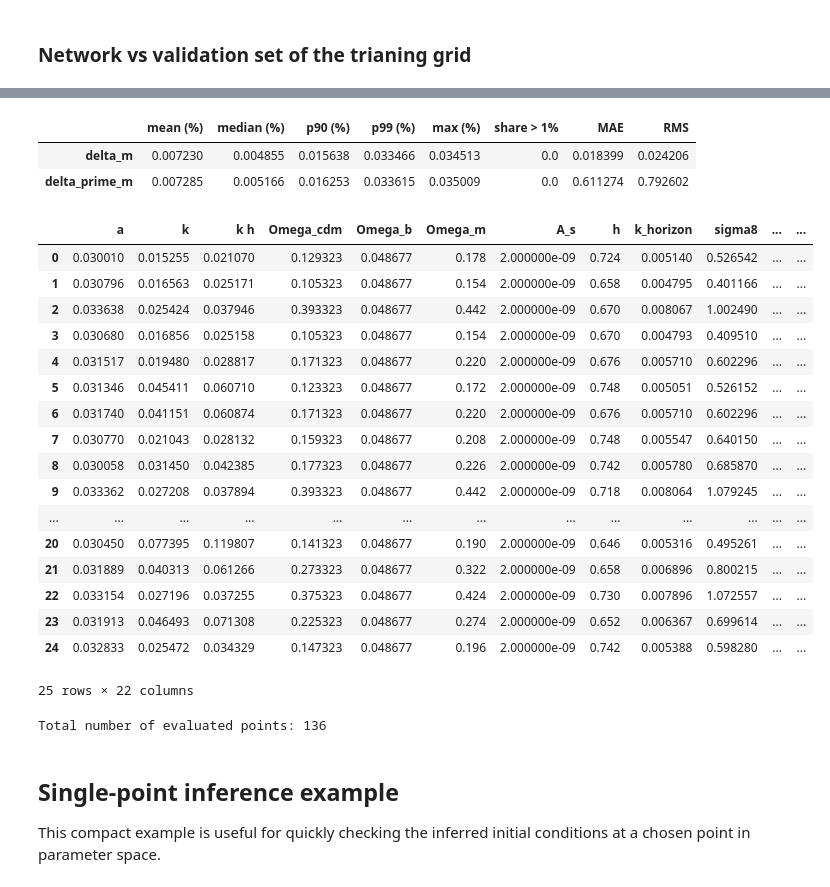
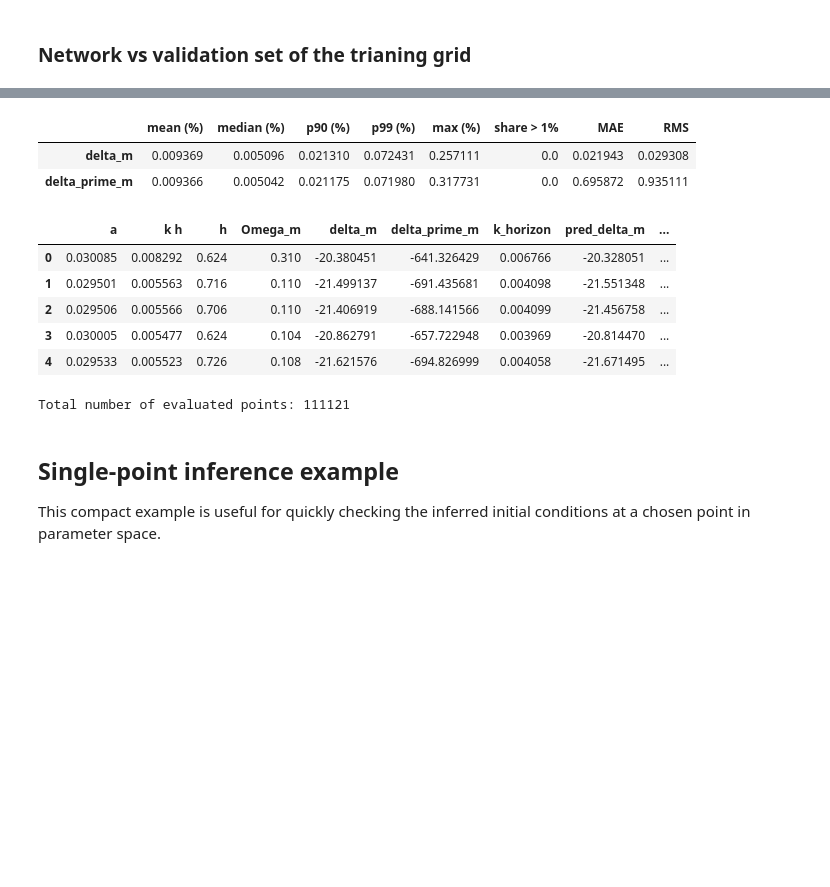
Before and after one commit to PedroRozin/Initial-Conditions-of-the-Matter-Perturbation-Equation-with-Neural-Networks, a Jupyter notebook: notebooks/results_NN.ipynb, the cells around one changed output, grey strips where cells are left out. Saved outputs shown, nothing was run; the diff lists cells and outputs as text; code cells hidden in the pictures; blank space fills up the shorter version.

```diff
--- a/notebooks/results_NN.ipynb
+++ b/notebooks/results_NN.ipynb
@@ -128,10 +128,10 @@ df_grid = pd.read_csv(paths['grid'])
 mask = (
     (df_grid['k h'] <= 0.2)
     & (df_grid['a'] < 0.0345)
-    & (df_grid['h'] > 0.642)
-    & (df_grid['h'] < 0.76)
-    & (df_grid['Omega_m'] > 0.11)
-    & (df_grid['Omega_m'] < 0.444)
+    & (df_grid['h'] > 0.622)
+    & (df_grid['h'] < 0.758)
+    & (df_grid['Omega_m'] > 0.1)
+    & (df_grid['Omega_m'] < 0.45)
 
 )
 
@@ -183,7 +183,7 @@ summary['RMS'] = rms
 display(summary)
 display(
     df_report.sort_values('rel_error_delta_m (%)', ascending=False)
-    .head(60)
+    .head(5)
     .reset_index(drop=True)
 )
 
@@ -217,26 +222,24 @@ Total number of evaluated points: 1048321
 features = ['a', 'k h', 'h', 'Omega_m']
 targets = ['delta_m', 'delta_prime_m']
 
-
-
-df_grid1 = pd.read_csv(paths['grid'])
-df_validation = pd.read_csv(paths['validation_set'])
-df_grid = df_grid1.copy()
-#keep only the values of df_grid1 that are in the validation set
-df_grid = df_grid[df_grid['delta_m'].isin(df_validation['delta_m']) & df_grid['delta_prime_m'].isin(df_validation['delta_prime_m'])]
-
+df_grid = pd.read_csv(paths['validation_set'])
 mask = (
     (df_grid['k h'] <= 0.2)
     & (df_grid['a'] < 0.0345)
-    & (df_grid['h'] > 0.642)
-    & (df_grid['h'] < 0.76)
-    & (df_grid['Omega_m'] > 0.11)
-    & (df_grid['Omega_m'] < 0.444)
+    & (df_grid['h'] > 0.622)
+    & (df_grid['h'] < 0.758)
+    & (df_grid['Omega_m'] > 0.1)
+    & (df_grid['Omega_m'] < 0.45)
 
 )
 
 if 'k_horizon' in df_grid.columns:
-    mask &= df_grid['k h'] >= df_grid['k_horizon']
+    mask &= df_grid['k h'] > df_grid['k_horizon']
+else:
+    df_grid['k_horizon'] = ft.k_horizon(
+        a_ini = df_grid['a'].values, h = df_grid['h'].values, omega_m = df_grid['Omega_m'].values)
+    mask &= df_grid['k h'] > df_grid['k_horizon']
+
 
 df_eval = df_grid.loc[mask].copy().reset_index(drop=True)
 X = df_eval[features].to_numpy()
@@ -261,55 +264,43 @@ for idx, target in enumerate(targets):
     df_report[f'rel_error_{target} (%)'] = percent_error(y_pred[:, idx], y_true[:, idx])
 
 summary = pd.DataFrame(
     {
         'mean (%)': [df_report[f'rel_error_{t} (%)'].mean() for t in targets],
         'median (%)': [df_report[f'rel_error_{t} (%)'].median() for t in targets],
         'p90 (%)': [df_report[f'rel_error_{t} (%)'].quantile(0.90) for t in targets],
         'p99 (%)': [df_report[f'rel_error_{t} (%)'].quantile(0.99) for t in targets],
         'max (%)': [df_report[f'rel_error_{t} (%)'].max() for t in targets],
         'share > 1%': [float((df_report[f'rel_error_{t} (%)'] > 1.0).mean()) for t in targets],
     },
     index=targets,
 )
 
 #compute MAE and RMS for the evaluated grid
 mae = [np.mean(np.abs(y_pred[:, i] - y_true[:, i])) for i in range(len(targets))]
 rms = [np.sqrt(np.mean((y_pred[:, i] - y_true[:, i]) ** 2)) for i in range(len(targets))]
 
 summary['MAE'] = mae
 summary['RMS'] = rms
 
 display(summary)
 display(
     df_report.sort_values('rel_error_delta_m (%)', ascending=False)
-    .head(25)
+    .head(5)
     .reset_index(drop=True)
 )
 
 print(f"Total number of evaluated points: {len(df_report)}")
 # %% [output]
 |  | mean (%) | median (%) | p90 (%) | p99 (%) | max (%) | share > 1% | MAE | RMS |
-| delta_m | 0.007230 | 0.004855 | 0.015638 | 0.033466 | 0.034513 | 0.0 | 0.018399 | 0.024206 |
-| delta_prime_m | 0.007285 | 0.005166 | 0.016253 | 0.033615 | 0.035009 | 0.0 | 0.611274 | 0.792602 |
+| delta_m | 0.009369 | 0.005096 | 0.021310 | 0.072431 | 0.257111 | 0.0 | 0.021943 | 0.029308 |
+| delta_prime_m | 0.009366 | 0.005042 | 0.021175 | 0.071980 | 0.317731 | 0.0 | 0.695872 | 0.935111 |
-|  | a | k | k h | Omega_cdm | Omega_b | Omega_m | A_s | h | k_horizon | sigma8 | ... | ... |
-| 0 | 0.030010 | 0.015255 | 0.021070 | 0.129323 | 0.048677 | 0.178 | 2.000000e-09 | 0.724 | 0.005140 | 0.526542 | ... | ... |
-| 1 | 0.030796 | 0.016563 | 0.025171 | 0.105323 | 0.048677 | 0.154 | 2.000000e-09 | 0.658 | 0.004795 | 0.401166 | ... | ... |
-| 2 | 0.033638 | 0.025424 | 0.037946 | 0.393323 | 0.048677 | 0.442 | 2.000000e-09 | 0.670 | 0.008067 | 1.002490 | ... | ... |
-| 3 | 0.030680 | 0.016856 | 0.025158 | 0.105323 | 0.048677 | 0.154 | 2.000000e-09 | 0.670 | 0.004793 | 0.409510 | ... | ... |
-| 4 | 0.031517 | 0.019480 | 0.028817 | 0.171323 | 0.048677 | 0.220 | 2.000000e-09 | 0.676 | 0.005710 | 0.602296 | ... | ... |
-| 5 | 0.031346 | 0.045411 | 0.060710 | 0.123323 | 0.048677 | 0.172 | 2.000000e-09 | 0.748 | 0.005051 | 0.526152 | ... | ... |
-| 6 | 0.031740 | 0.041151 | 0.060874 | 0.171323 | 0.048677 | 0.220 | 2.000000e-09 | 0.676 | 0.005710 | 0.602296 | ... | ... |
-| 7 | 0.030770 | 0.021043 | 0.028132 | 0.159323 | 0.048677 | 0.208 | 2.000000e-09 | 0.748 | 0.005547 | 0.640150 | ... | ... |
-| 8 | 0.030058 | 0.031450 | 0.042385 | 0.177323 | 0.048677 | 0.226 | 2.000000e-09 | 0.742 | 0.005780 | 0.685870 | ... | ... |
-| 9 | 0.033362 | 0.027208 | 0.037894 | 0.393323 | 0.048677 | 0.442 | 2.000000e-09 | 0.718 | 0.008064 | 1.079245 | ... | ... |
-| ... | ... | ... | ... | ... | ... | ... | ... | ... | ... | ... | ... | ... |
-| 20 | 0.030450 | 0.077395 | 0.119807 | 0.141323 | 0.048677 | 0.190 | 2.000000e-09 | 0.646 | 0.005316 | 0.495261 | ... | ... |
-| 21 | 0.031889 | 0.040313 | 0.061266 | 0.273323 | 0.048677 | 0.322 | 2.000000e-09 | 0.658 | 0.006896 | 0.800215 | ... | ... |
-| 22 | 0.033154 | 0.027196 | 0.037255 | 0.375323 | 0.048677 | 0.424 | 2.000000e-09 | 0.730 | 0.007896 | 1.072557 | ... | ... |
-| 23 | 0.031913 | 0.046493 | 0.071308 | 0.225323 | 0.048677 | 0.274 | 2.000000e-09 | 0.652 | 0.006367 | 0.699614 | ... | ... |
-| 24 | 0.032833 | 0.025472 | 0.034329 | 0.147323 | 0.048677 | 0.196 | 2.000000e-09 | 0.742 | 0.005388 | 0.598280 | ... | ... |
+|  | a | k h | h | Omega_m | delta_m | delta_prime_m | k_horizon | pred_delta_m | ... |
+| 0 | 0.030085 | 0.008292 | 0.624 | 0.310 | -20.380451 | -641.326429 | 0.006766 | -20.328051 | ... |
+| 1 | 0.029501 | 0.005563 | 0.716 | 0.110 | -21.499137 | -691.435681 | 0.004098 | -21.551348 | ... |
+| 2 | 0.029506 | 0.005566 | 0.706 | 0.110 | -21.406919 | -688.141566 | 0.004099 | -21.456758 | ... |
+| 3 | 0.030005 | 0.005477 | 0.624 | 0.104 | -20.862791 | -657.722948 | 0.003969 | -20.814470 | ... |
+| 4 | 0.029533 | 0.005523 | 0.726 | 0.108 | -21.621576 | -694.826999 | 0.004058 | -21.671495 | ... |
-25 rows × 22 columns
+Total number of evaluated points: 111121
-Total number of evaluated points: 136
 # %% [markdown]
 ## Single-point inference example
 
```
Also changed, not shown: parts of 3 cells of this notebook.
